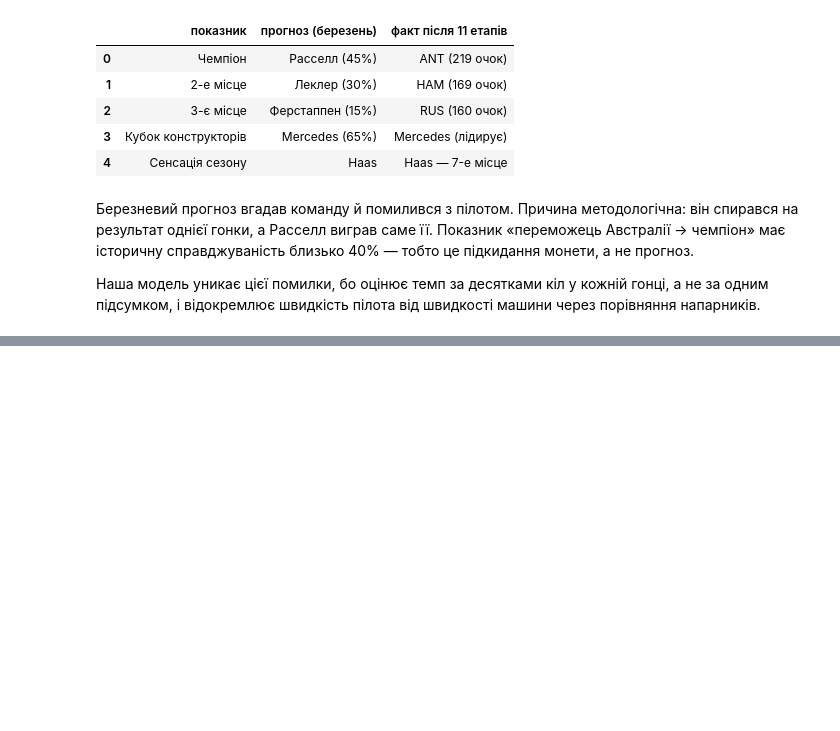
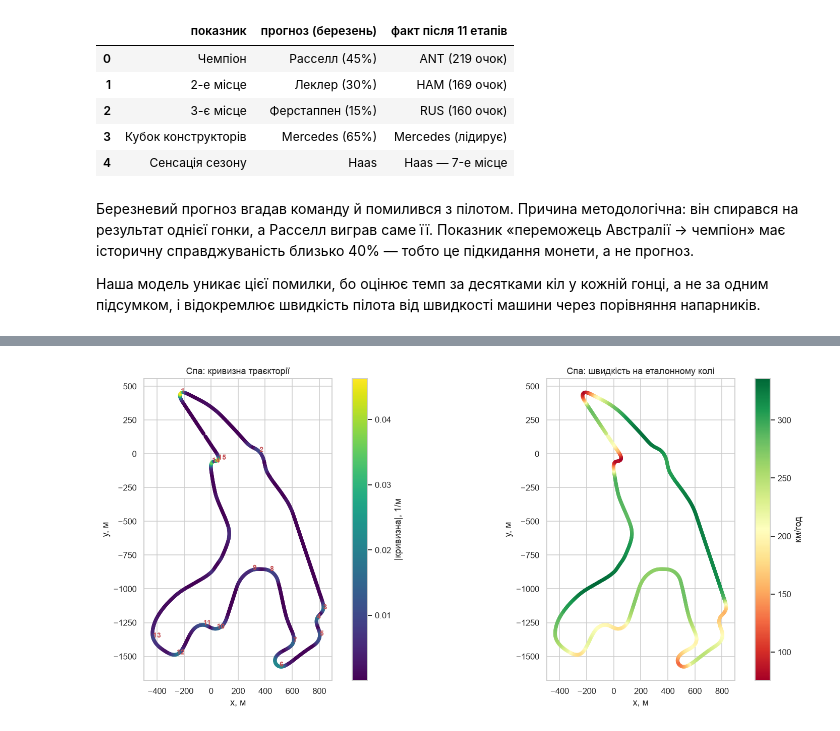
Before and after one commit to VelenShell/f1-2026-analysis, a Jupyter notebook: final_project.ipynb, the cells around one changed output, grey strips where cells are left out. Drawn from its saved outputs; the diff is of its cells as text; code cells hidden in the pictures; blank space fills up the shorter version.

```diff
--- a/final_project.ipynb
+++ b/final_project.ipynb
@@ -1228,0 +1284,12 @@ march
+# %%
+# Калібрування одиниць: у OpenF1 координати задані в 1/10 метра.
+laps = T.fastest_laps(conn, "Belgian Grand Prix", 2026, "Qualifying")
+ref = laps.iloc[0]
+lap = T.load_lap(conn, ref.session_key, ref.driver_id, ref.date_start, float(ref.lap_duration))
+gref = T.resample(lap)
+
+print(f"еталонне коло: {ref.driver} ({ref.team}), {ref.lap_duration:.3f} с")
+print(f"точок телеметрії: {len(lap)}  (~{len(lap)/ref.lap_duration:.1f} Гц)")
+print(f"довжина за геометрією: {gref['distance'].iloc[-1]:.0f} м")
+print(f"офіційна довжина Спа:  7004 м")
+print("розбіжність від того, що ламана зрізає повороти")
@@ -1228,0 +1302,7 @@ march
+# %%
+k_ref = T.curvature(gref)
+corners_spa = T.detect_corners(gref, k_ref)
+straights_spa = T.detect_straights(gref, k_ref)
+
+print(f"знайдено поворотів: {len(corners_spa)}")
+corners_spa[["corner", "start_m", "apex_m", "direction", "angle_deg", "radius_m", "apex_speed"]]
@@ -1228,0 +1336,21 @@ march
+# %%
+# Карта траси, розфарбована за кривизною
+fig, ax = plt.subplots(1, 2, figsize=(15, 6.5))
+
+sc = ax[0].scatter(gref["x_s"], gref["y_s"], c=np.abs(k_ref), s=14, cmap="viridis")
+ax[0].set_title("Спа: кривизна траєкторії"); ax[0].set_aspect("equal")
+ax[0].set_xlabel("x, м"); ax[0].set_ylabel("y, м")
+plt.colorbar(sc, ax=ax[0], label="|кривизна|, 1/м")
+for _, c in corners_spa.iterrows():
+    i = int(c["apex_m"] / T.GRID_STEP_M)
+    ax[0].annotate(str(int(c["corner"])), (gref["x_s"][i], gref["y_s"][i]),
+                   fontsize=9, fontweight="bold", color=RED)
+
+sc2 = ax[1].scatter(gref["x_s"], gref["y_s"], c=gref["speed"], s=14, cmap="RdYlGn")
+ax[1].set_title("Спа: швидкість на еталонному колі"); ax[1].set_aspect("equal")
+ax[1].set_xlabel("x, м"); ax[1].set_ylabel("y, м")
+plt.colorbar(sc2, ax=ax[1], label="км/год")
+
+plt.tight_layout(); plt.show()
+# %% [output]
+[figure, added]
```
Also changed, not shown: parts of 25 cells of this notebook, 2 other files.
